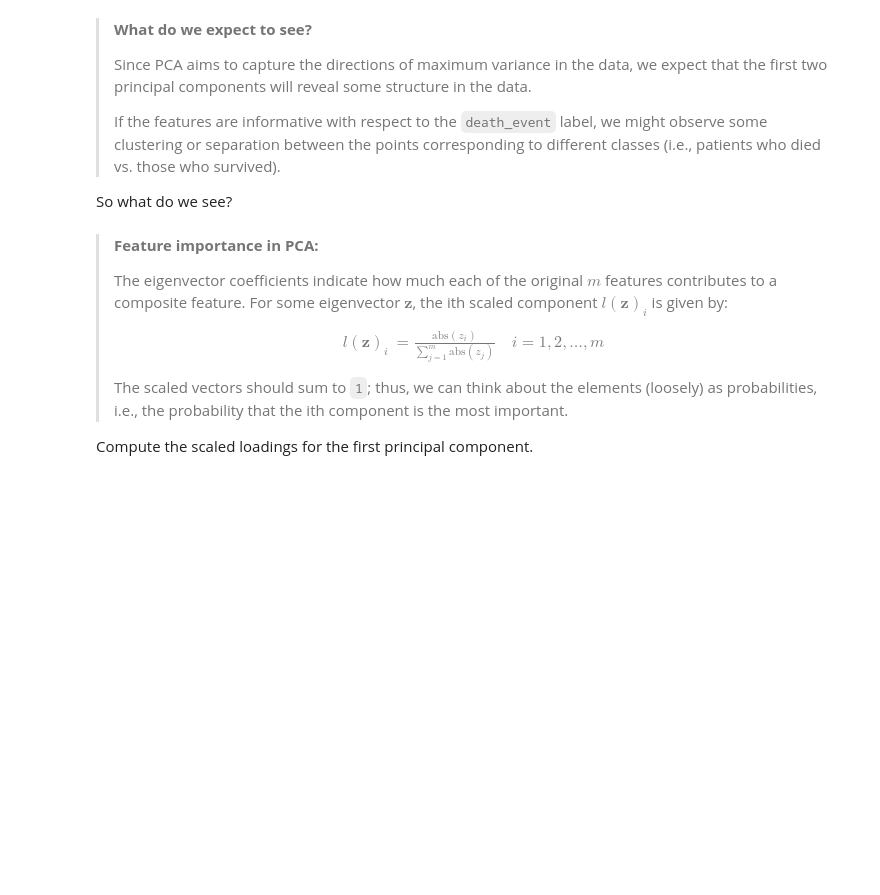
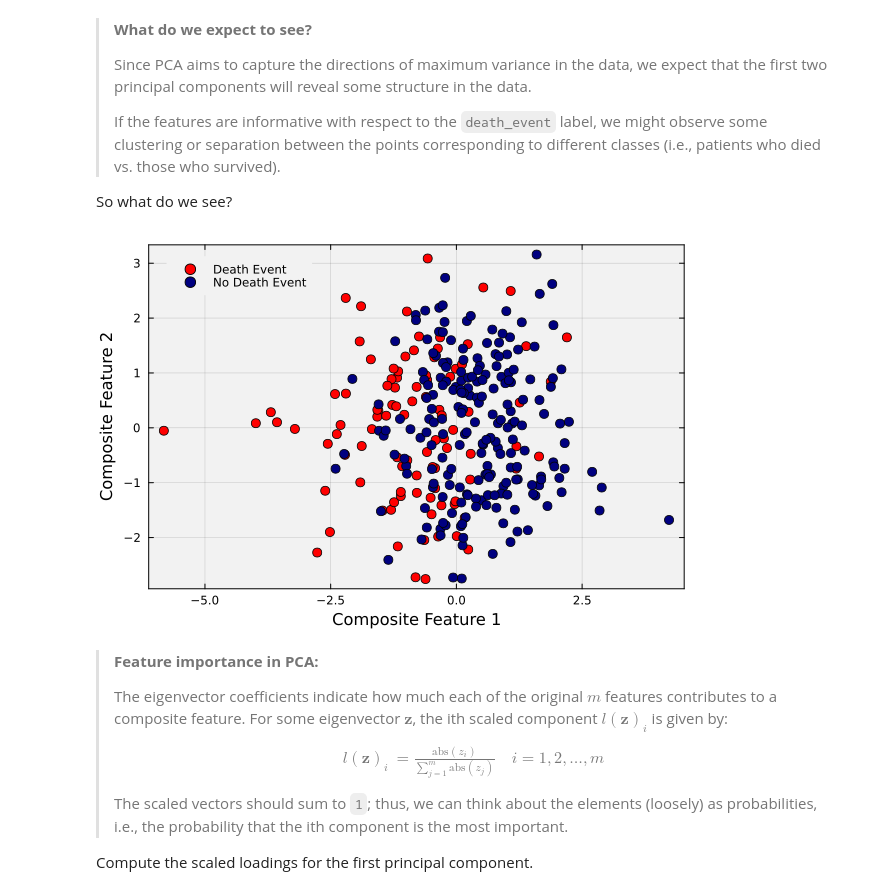
Before and after one commit to CHEME-5820-Spring-2026/ps2-5820-s26-LouisWicaksono, a Jupyter notebook: PS2-CHEME-5820-Student-S26.ipynb, the cells around one changed output. Drawn from its saved outputs; the diff is of its cells as text; code cells hidden in the pictures; blank space fills up the shorter version.

```diff
--- a/PS2-CHEME-5820-Student-S26.ipynb
+++ b/PS2-CHEME-5820-Student-S26.ipynb
@@ -302,4 +382,8 @@ end;
 ### Visualize
 Let's visualize the principal components of the data by projecting the centered data onto the eigenvectors corresponding to the largest eigenvalues. The projected data points will be stored in the `Y::Array{Float64,2}` variable, where $\mathbf{Y} = \tilde{\mathbf{X}}\mathbf{P}^{\top}$ and $\tilde{\mathbf{X}}$ is the centered data matrix.
 # %%
-Y = nothing # TODO: compute Y = (X̃ * transpose(P)) |> Matrix
+#TODO: compute Y = (X̃ * transpose(P)) |> Matrix
+Y = let
+    Y = (X̃ * transpose(P)) |> Matrix
+    Y
+end
@@ -314,17 +416,53 @@ So what do we see?
 # %%
 # TODO: Create a scatter plot of the first two PCA components in Y.
 # - Use `death_event` labels to color points.
 # - Label axes and adjust background styling.
+
+let
+    # Extract labels (already recoded to -1 and 1)
+    death_event = dataset[:, :death_event] |> Vector
+
+    # Plot class = +1 (death)
+    scatter(
+        Y[death_event .== 1, 1],
+        Y[death_event .== 1, 2];
+        color = :red,
+        label = "Death Event",
+        markersize = 5,
+    )
+
+    # Overlay class = -1 (survived)
+    scatter!(
+        Y[death_event .== -1, 1],
+        Y[death_event .== -1, 2];
+        color = :navy,
+        label = "No Death Event",
+        markersize = 5,
+    )
+
+    # Styling
+    plot!(
+        bg = "gray95",
+        background_color_outside = "white",
+        framestyle = :box,
+        fg_legend = :transparent,
+    )
+
+    xlabel!("Composite Feature 1", fontsize = 18)
+    ylabel!("Composite Feature 2", fontsize = 18)
+end
 
 #=
 # Original solution (commented out)
 let
     death_event = dataset[:, :death_event] |> Vector; # extract death_event labels
     scatter([Y[death_event .== 1, 1]], [Y[death_event .== 1, 2]]; color=:red, label="Death Event", markersize=5)
     scatter!([Y[death_event .== -1, 1]], [Y[death_event .== -1, 2]]; color=:navy, label="No Death Event", markersize=5)
     plot!(bg="gray95", background_color_outside="white", framestyle = :box, fg_legend = :transparent);
     xlabel!("Composite Feature 1", fontsize=18)
     ylabel!("Composite Feature 2", fontsize=18)
 end
 =#
+# %% [output]
+[figure, added]
 # %%
```
Also changed, not shown: parts of 29 cells of this notebook.
